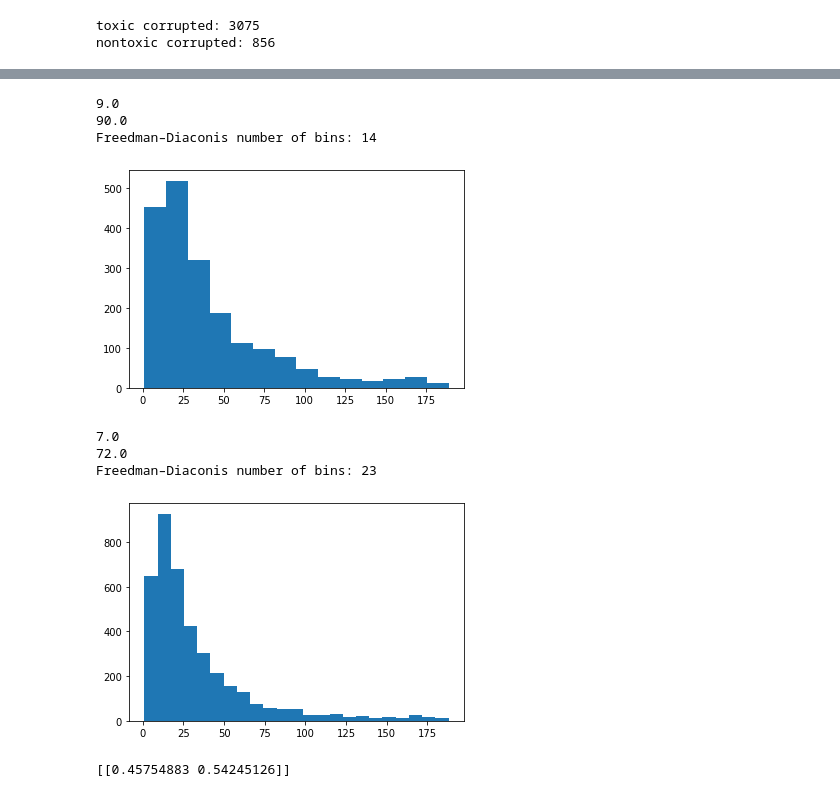
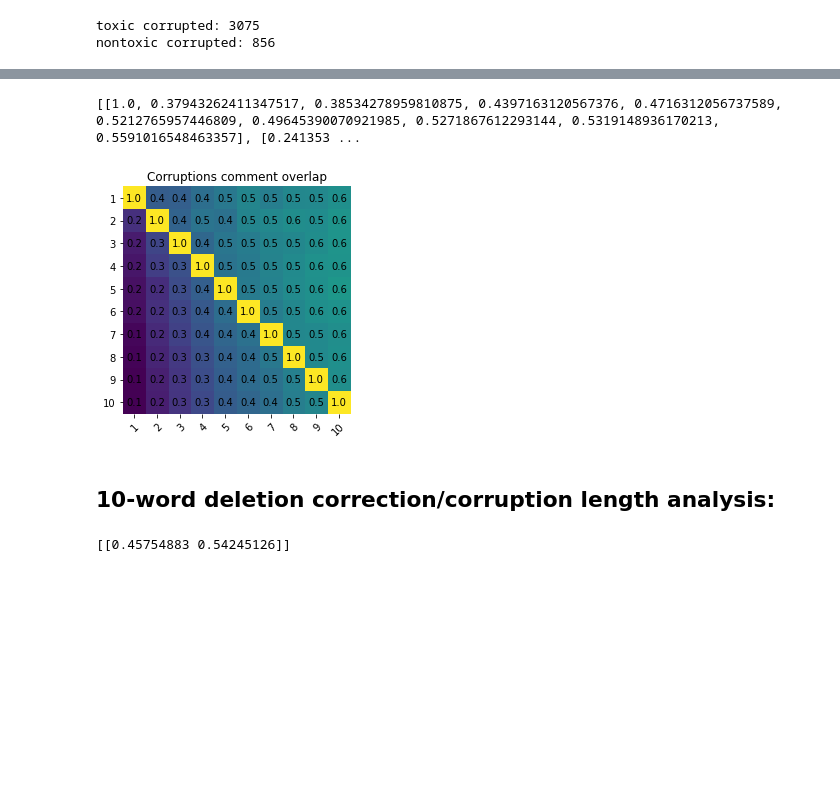
Before and after one commit to divyashan/tta_research, a Jupyter notebook: wilds_amazon_validation.ipynb, the cells around one changed output, grey strips where cells are left out. Saved outputs shown, nothing was run; the diff lists cells and outputs as text; code cells hidden in the pictures; blank space fills up the shorter version.

```diff
--- a/wilds_amazon_validation.ipynb
+++ b/wilds_amazon_validation.ipynb
@@ -1012,3 +1190,10 @@ create_word_cloud([del_10_corruptions_inputs[0][i]
+# %%
+create_heatmap(aug_to_corruption_indices)
+# %% [output]
+[[1.0, 0.37943262411347517, 0.38534278959810875, 0.4397163120567376, 0.4716312056737589, 0.5212765957446809, 0.49645390070921985, 0.5271867612293144, 0.5319148936170213, 0.5591016548463357], [0.241353 ...
+[figure, added]
+# %% [markdown]
+## 10-word deletion correction/corruption length analysis:
 # %%
 del_10_corrections_comment_length = []
 
@@ -1023,12 +1208,8 @@ print(q90)
 bin_width = 2 * (q90 - q10) * len(del_10_corrections_comment_length) ** (-1/3)
 bins = round((max(del_10_corrections_comment_length) - min(del_10_corrections_comment_length)) / bin_width)
 print("Freedman–Diaconis number of bins:", bins)
-plt.hist(del_10_corrections_comment_length, bins=bins);
+plt.hist(del_10_corrections_comment_length, bins=bins)
+plt.ylim(0, 1000)
-# %% [output]
-9.0
-90.0
-Freedman–Diaconis number of bins: 14
-[figure, removed]
 # %%
 del_10_corruptions_comment_length = []
 
@@ -1043,9 +1224,5 @@ print(q90)
 bin_width = 2 * (q90 - q10) * len(del_10_corruptions_comment_length) ** (-1/3)
 bins = round((max(del_10_corruptions_comment_length) - min(del_10_corruptions_comment_length)) / bin_width)
 print("Freedman–Diaconis number of bins:", bins)
-plt.hist(del_10_corruptions_comment_length, bins=bins);
+plt.hist(del_10_corruptions_comment_length, bins=bins)
+plt.ylim(0, 1000)
-# %% [output]
-7.0
-72.0
-Freedman–Diaconis number of bins: 23
-[figure, removed]
```
Also changed, not shown: parts of 33 cells of this notebook.
